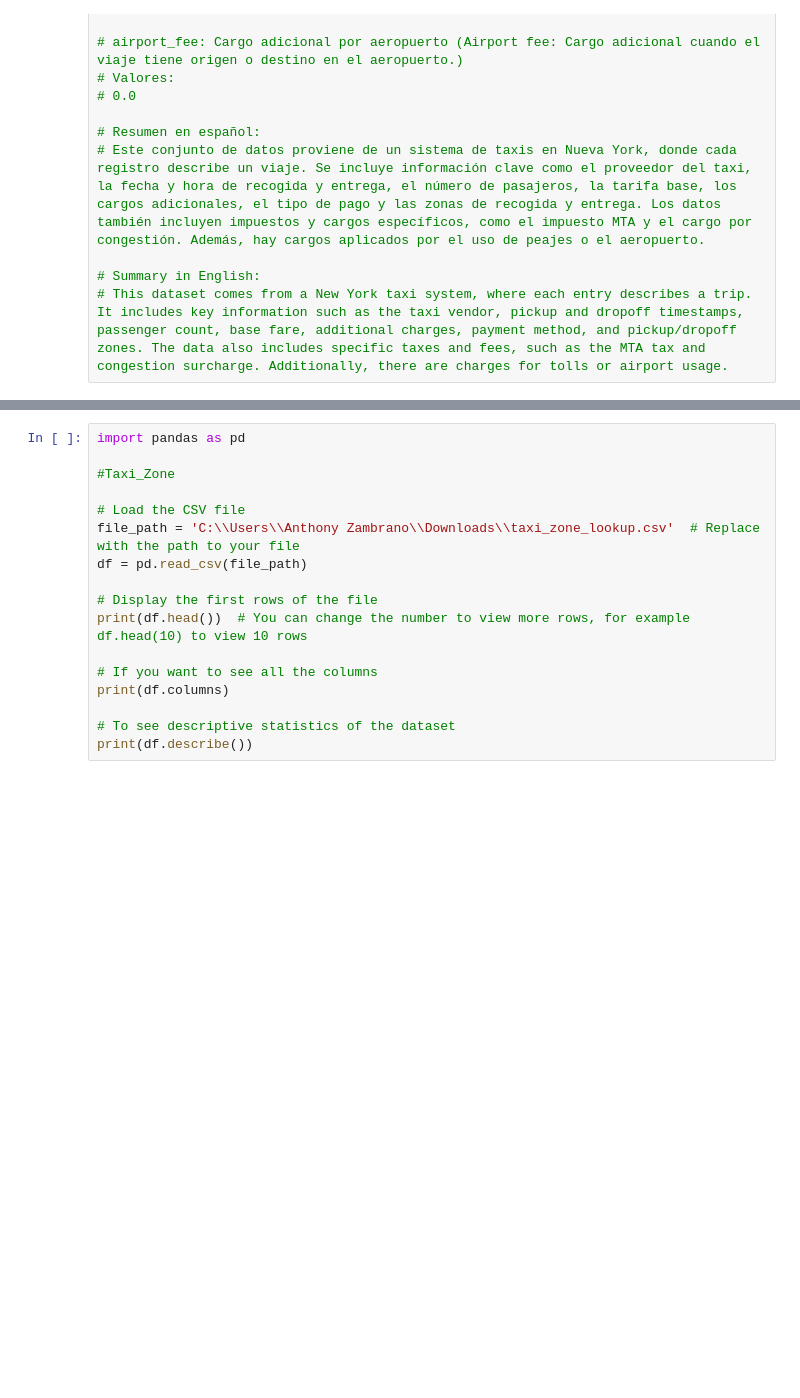
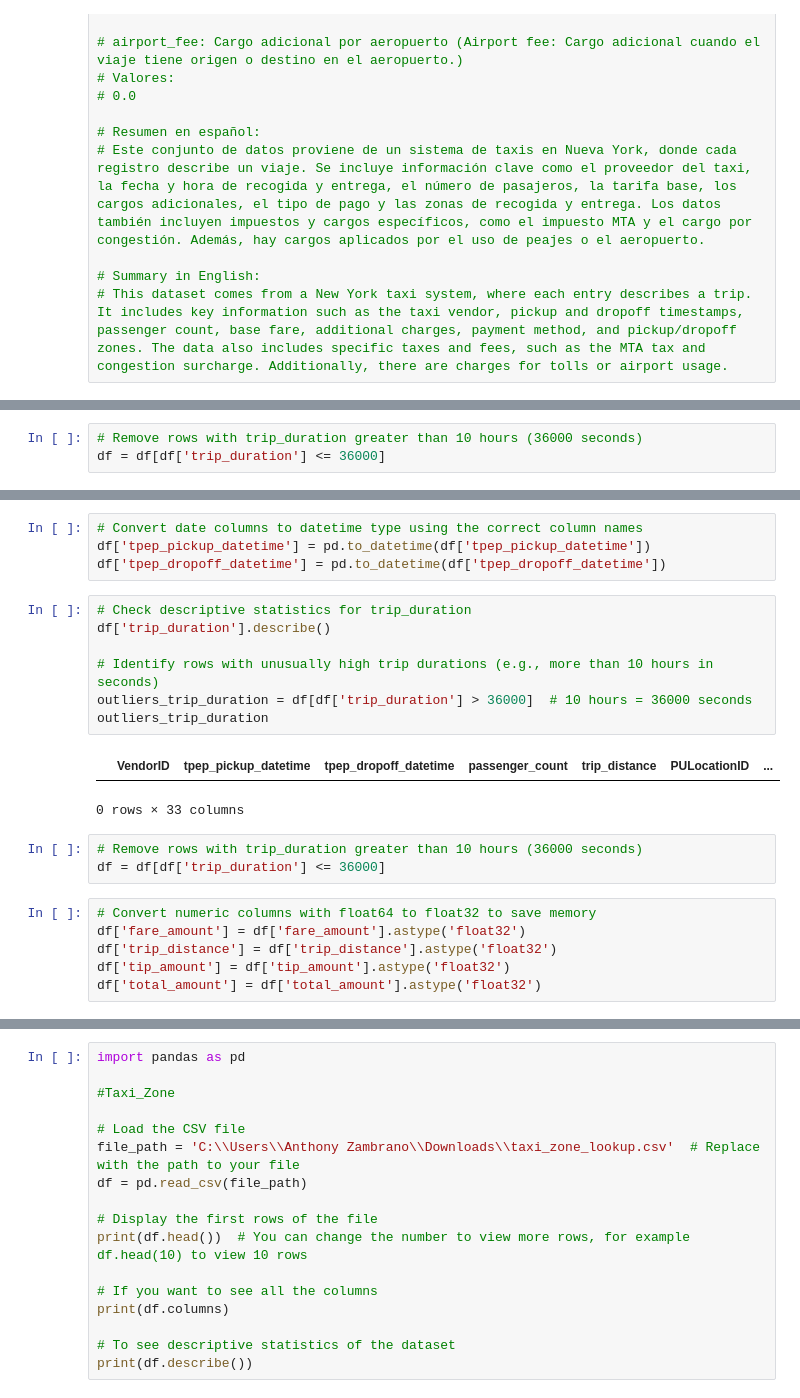
Before and after one commit to SebaCM/Taxis_Fare_Project, a Jupyter notebook: Taxis_Fare_and_Time.ipynb, the cells around one changed output, grey strips where cells are left out. Drawn from its saved outputs; the diff is of its cells as text; blank space fills up the shorter version.

```diff
--- a/Taxis_Fare_and_Time.ipynb
+++ b/Taxis_Fare_and_Time.ipynb
@@ -302,0 +1912,3 @@ Name: airport_fee, dtype: object
+# %%
+# Remove rows with trip_duration greater than 10 hours (36000 seconds)
+df = df[df['trip_duration'] <= 36000]
@@ -302,0 +1929,23 @@ Name: airport_fee, dtype: object
+# %%
+# Convert date columns to datetime type using the correct column names
+df['tpep_pickup_datetime'] = pd.to_datetime(df['tpep_pickup_datetime'])
+df['tpep_dropoff_datetime'] = pd.to_datetime(df['tpep_dropoff_datetime'])
+# %%
+# Check descriptive statistics for trip_duration
+df['trip_duration'].describe()
+
+# Identify rows with unusually high trip durations (e.g., more than 10 hours in seconds)
+outliers_trip_duration = df[df['trip_duration'] > 36000]  # 10 hours = 36000 seconds
+outliers_trip_duration
+# %% [output]
+|  | VendorID | tpep_pickup_datetime | tpep_dropoff_datetime | passenger_count | trip_distance | PULocationID | ... |
+0 rows × 33 columns
+# %%
+# Remove rows with trip_duration greater than 10 hours (36000 seconds)
+df = df[df['trip_duration'] <= 36000]
+# %%
+# Convert numeric columns with float64 to float32 to save memory
+df['fare_amount'] = df['fare_amount'].astype('float32')
+df['trip_distance'] = df['trip_distance'].astype('float32')
+df['tip_amount'] = df['tip_amount'].astype('float32')
+df['total_amount'] = df['total_amount'].astype('float32')
```
Also changed, not shown: parts of 220 cells of this notebook.
